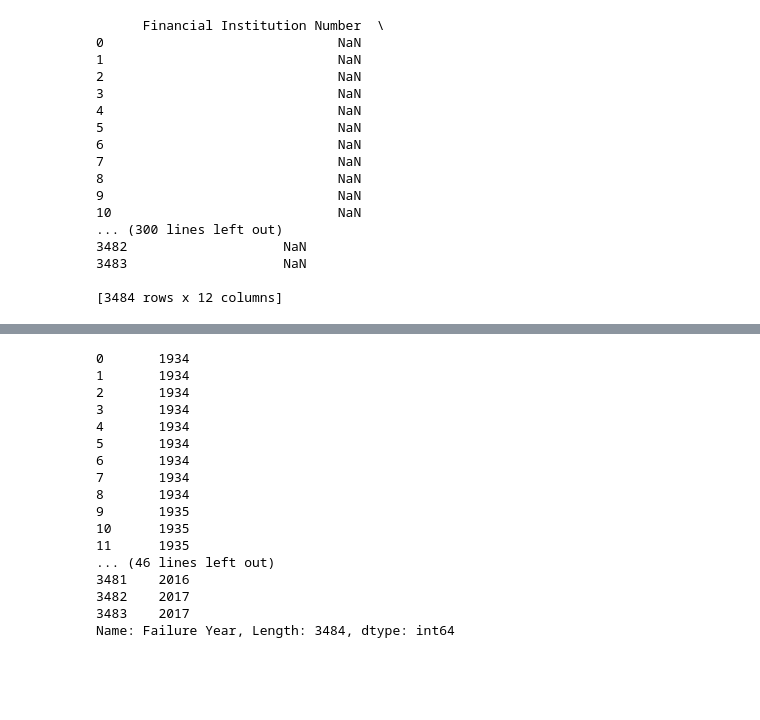
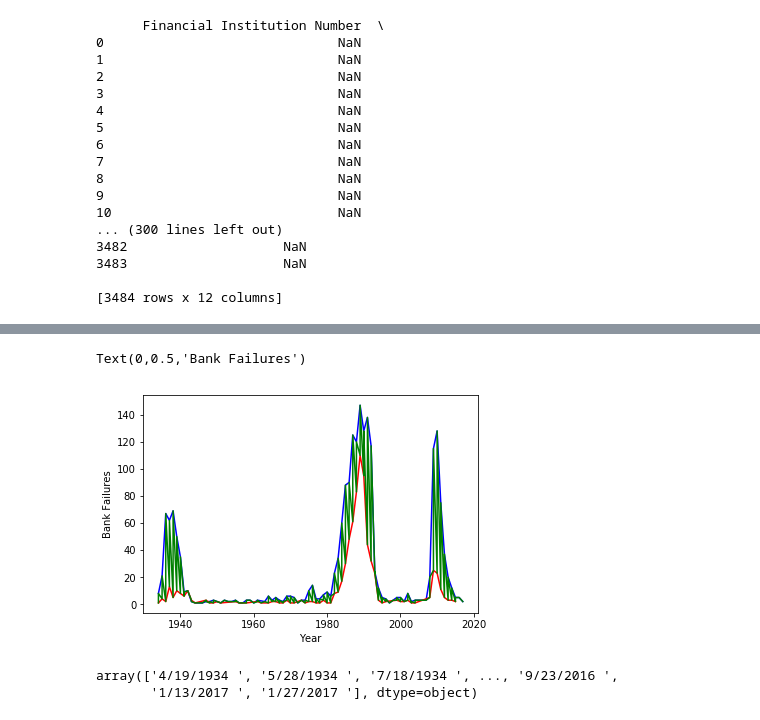
Before and after one commit to bar10009/Thinkful-Capstone-, a Jupyter notebook: Capstone Project 2018.ipynb, the cells around one changed output, grey strips where cells are left out. Saved outputs shown, nothing was run; the diff lists cells and outputs as text; code cells hidden in the pictures; blank space fills up the shorter version.

```diff
--- a/Capstone Project 2018.ipynb
+++ b/Capstone Project 2018.ipynb
@@ -137,20 +131,25 @@ banks['Failure Year']=banks['Failure Date'].apply(lambda x: x.year)
+# %%
+failure_year_type = banks.groupby(['Failure Year', 'Charter Type'], as_index=False)['Institution Name'].agg('count')
+failure_year_type.columns=['Failure Year', 'Charter Type', 'Number of Failures']
+
+failure_year_state = failure_year_type[failure_year_type['Charter Type']=='STATE']
+failure_year_federal = failure_year_type[failure_year_type['Charter Type']=='FEDERAL']
+#failure_year_all = failure_year_type[failure_year_type['Charter Type']=='STATE'| failure_year_type['Charter Type']=='FEDERAL']
+failure_year_all = failure_year_type[(failure_year_type['Charter Type']=='STATE') | (failure_year_type['Charter Type']=='FEDERAL')]
+
+
+plt.plot(failure_year_state['Failure Year'], failure_year_state['Number of Failures'], 'b-')
+plt.plot(failure_year_federal['Failure Year'], failure_year_federal['Number of Failures'], 'r-')
+plt.plot(failure_year_all['Failure Year'], failure_year_all['Number of Failures'], 'g-')
+
+
+plt.xlabel('Year')
+plt.ylabel('Bank Failures')
+# %% [output]
+Text(0,0.5,'Bank Failures')
+[figure, added]
 # %%
-banks['Failure Year']
+banks['Failure Date'].unique()
 # %% [output]
-0       1934
-1       1934
-2       1934
-3       1934
-4       1934
-5       1934
-6       1934
-7       1934
-8       1934
-9       1935
-10      1935
-11      1935
-... (46 lines left out)
-3481    2016
-3482    2017
-3483    2017
-Name: Failure Year, Length: 3484, dtype: int64
+array(['4/19/1934 ', '5/28/1934 ', '7/18/1934 ', ..., '9/23/2016 ',
+       '1/13/2017 ', '1/27/2017 '], dtype=object)
```
Also changed, not shown: parts of 35 cells of this notebook.
